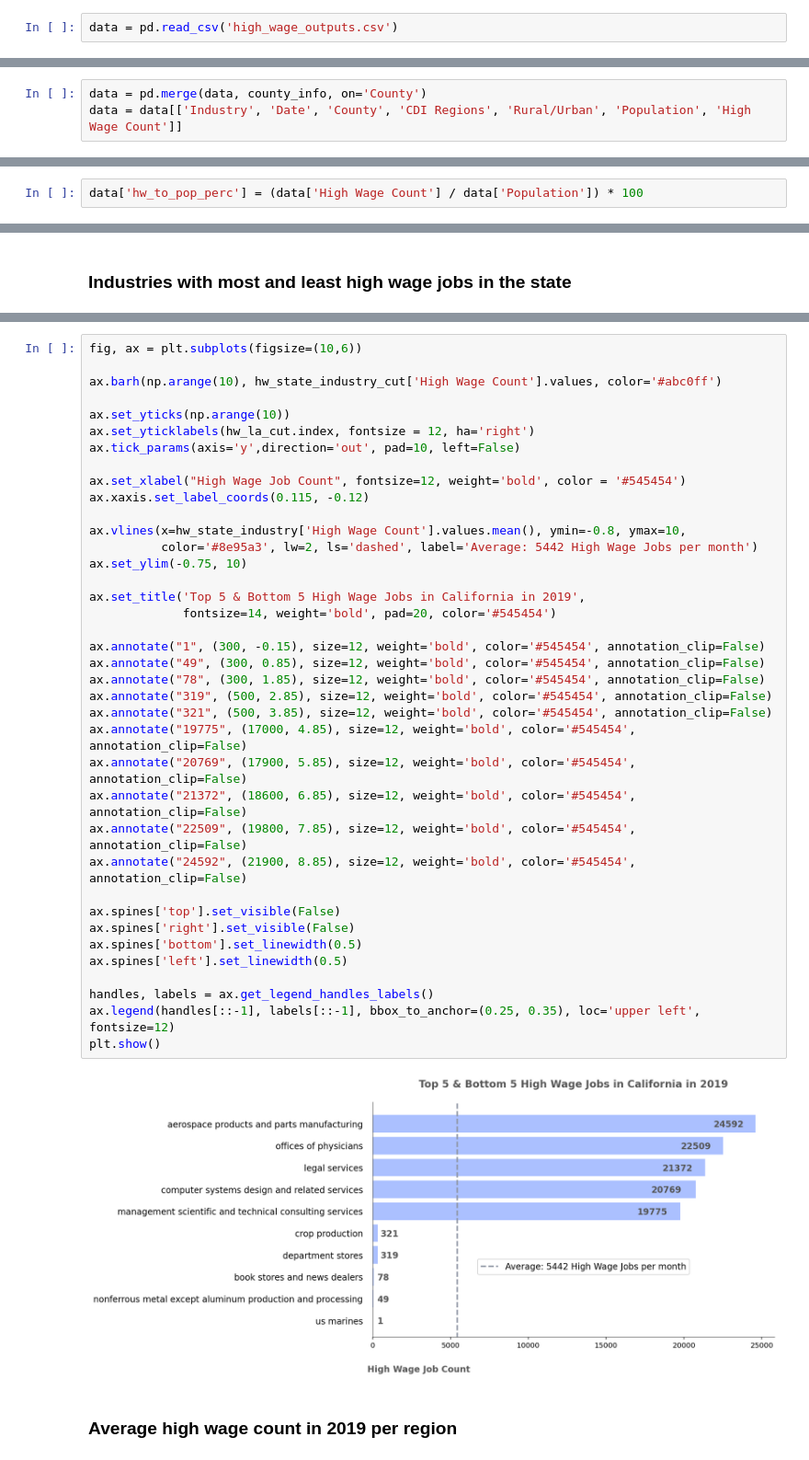
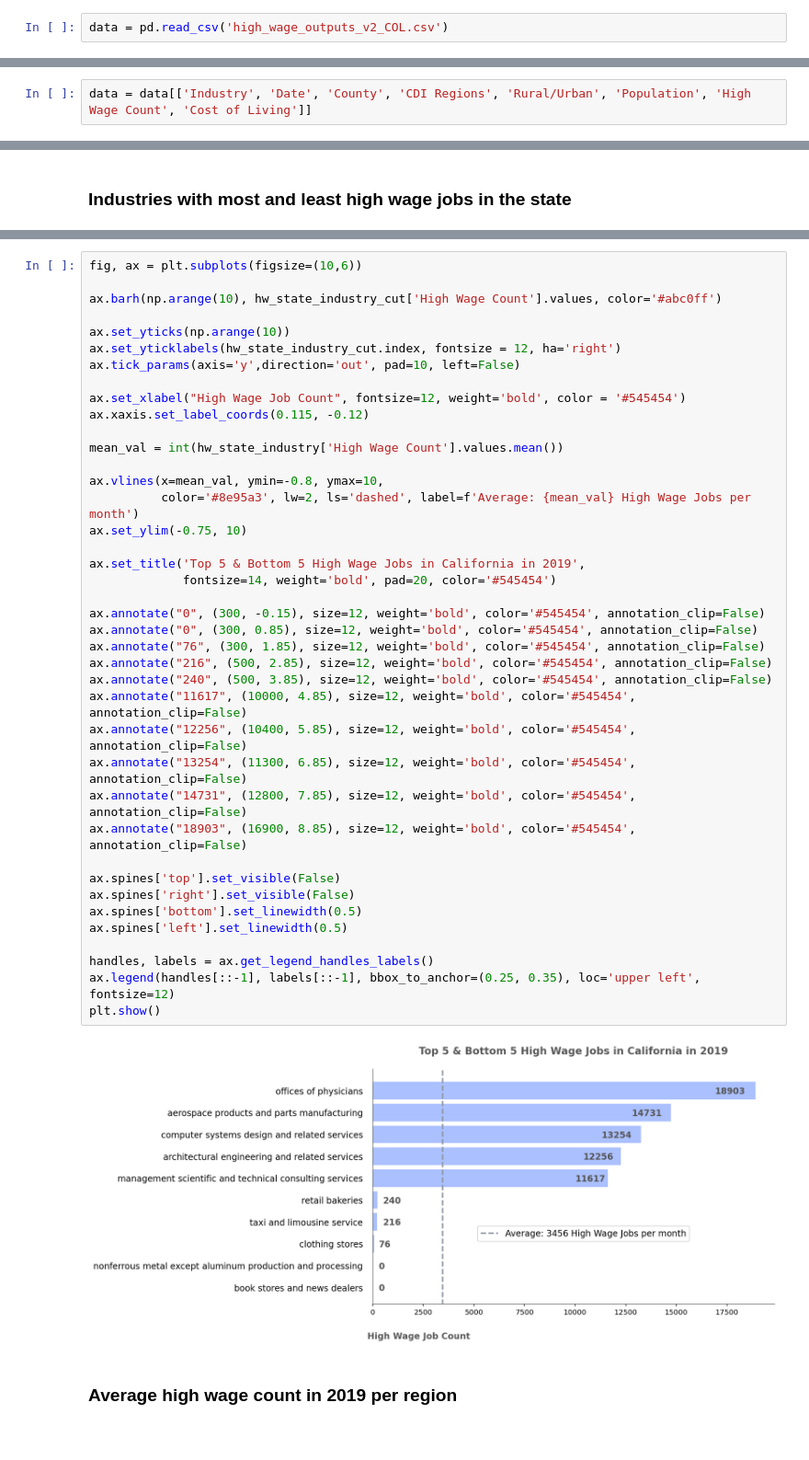
Before and after one commit to cafwd/job_quality_index, a Jupyter notebook: high-wage-visualizations.ipynb, the cells around one changed output, grey strips where cells are left out. Shown at 92% size. Cells and saved outputs as stored; diff of their text form.

```diff
--- a/high-wage-visualizations.ipynb
+++ b/high-wage-visualizations.ipynb
@@ -11,6 +11,6 @@ from jqi_functions import *
 warnings.filterwarnings('ignore')
 %config InlineBackend.figure_format='retina'
 # %%
-data = pd.read_csv('high_wage_outputs.csv')
+data = pd.read_csv('high_wage_outputs_v2_COL.csv')
 # %%
 county_info = pd.read_csv('data/county_to_regions_key - Sheet1.csv')
@@ -17,7 +21,4 @@ county_info = pd.read_csv('data/county_to_regions_key - Sheet1.csv')
 # %%
-data = pd.merge(data, county_info, on='County')
-data = data[['Industry', 'Date', 'County', 'CDI Regions', 'Rural/Urban', 'Population', 'High Wage Count']]
+data = data[['Industry', 'Date', 'County', 'CDI Regions', 'Rural/Urban', 'Population', 'High Wage Count', 'Cost of Living']]
 # %%
 data['Population'] = normalize_titles(data['Population']).astype(int)
-# %%
-data['hw_to_pop_perc'] = (data['High Wage Count'] / data['Population']) * 100
@@ -94,43 +155,45 @@ hw_state_industry_cut
 # %%
 fig, ax = plt.subplots(figsize=(10,6))
 
 ax.barh(np.arange(10), hw_state_industry_cut['High Wage Count'].values, color='#abc0ff')
 
 ax.set_yticks(np.arange(10))
-ax.set_yticklabels(hw_la_cut.index, fontsize = 12, ha='right')
+ax.set_yticklabels(hw_state_industry_cut.index, fontsize = 12, ha='right')
 ax.tick_params(axis='y',direction='out', pad=10, left=False)
 
 ax.set_xlabel("High Wage Job Count", fontsize=12, weight='bold', color = '#545454')
 ax.xaxis.set_label_coords(0.115, -0.12)
 
-ax.vlines(x=hw_state_industry['High Wage Count'].values.mean(), ymin=-0.8, ymax=10,
-          color='#8e95a3', lw=2, ls='dashed', label='Average: 5442 High Wage Jobs per month')
+mean_val = int(hw_state_industry['High Wage Count'].values.mean())
+
+ax.vlines(x=mean_val, ymin=-0.8, ymax=10,
+          color='#8e95a3', lw=2, ls='dashed', label=f'Average: {mean_val} High Wage Jobs per month')
 ax.set_ylim(-0.75, 10)
 
 ax.set_title('Top 5 & Bottom 5 High Wage Jobs in California in 2019',
              fontsize=14, weight='bold', pad=20, color='#545454')
 
-ax.annotate("1", (300, -0.15), size=12, weight='bold', color='#545454', annotation_clip=False)
-ax.annotate("49", (300, 0.85), size=12, weight='bold', color='#545454', annotation_clip=False)
-ax.annotate("78", (300, 1.85), size=12, weight='bold', color='#545454', annotation_clip=False)
-ax.annotate("319", (500, 2.85), size=12, weight='bold', color='#545454', annotation_clip=False)
-ax.annotate("321", (500, 3.85), size=12, weight='bold', color='#545454', annotation_clip=False)
-ax.annotate("19775", (17000, 4.85), size=12, weight='bold', color='#545454', annotation_clip=False)
-ax.annotate("20769", (17900, 5.85), size=12, weight='bold', color='#545454', annotation_clip=False)
-ax.annotate("21372", (18600, 6.85), size=12, weight='bold', color='#545454', annotation_clip=False)
-ax.annotate("22509", (19800, 7.85), size=12, weight='bold', color='#545454', annotation_clip=False)
-ax.annotate("24592", (21900, 8.85), size=12, weight='bold', color='#545454', annotation_clip=False)
+ax.annotate("0", (300, -0.15), size=12, weight='bold', color='#545454', annotation_clip=False)
+ax.annotate("0", (300, 0.85), size=12, weight='bold', color='#545454', annotation_clip=False)
+ax.annotate("76", (300, 1.85), size=12, weight='bold', color='#545454', annotation_clip=False)
+ax.annotate("216", (500, 2.85), size=12, weight='bold', color='#545454', annotation_clip=False)
+ax.annotate("240", (500, 3.85), size=12, weight='bold', color='#545454', annotation_clip=False)
+ax.annotate("11617", (10000, 4.85), size=12, weight='bold', color='#545454', annotation_clip=False)
+ax.annotate("12256", (10400, 5.85), size=12, weight='bold', color='#545454', annotation_clip=False)
+ax.annotate("13254", (11300, 6.85), size=12, weight='bold', color='#545454', annotation_clip=False)
+ax.annotate("14731", (12800, 7.85), size=12, weight='bold', color='#545454', annotation_clip=False)
+ax.annotate("18903", (16900, 8.85), size=12, weight='bold', color='#545454', annotation_clip=False)
 
 ax.spines['top'].set_visible(False)
 ax.spines['right'].set_visible(False)
 ax.spines['bottom'].set_linewidth(0.5)
 ax.spines['left'].set_linewidth(0.5)
 
 handles, labels = ax.get_legend_handles_labels()
 ax.legend(handles[::-1], labels[::-1], bbox_to_anchor=(0.25, 0.35), loc='upper left', fontsize=12)
 plt.show()
 # %% [output]
-[figure, old version]
+[figure, new version]
 # %% [markdown]
 ### Average high wage count in 2019 per region
 # %%
```
Also changed, not shown: parts of 42 cells of this notebook, 2 other files.
